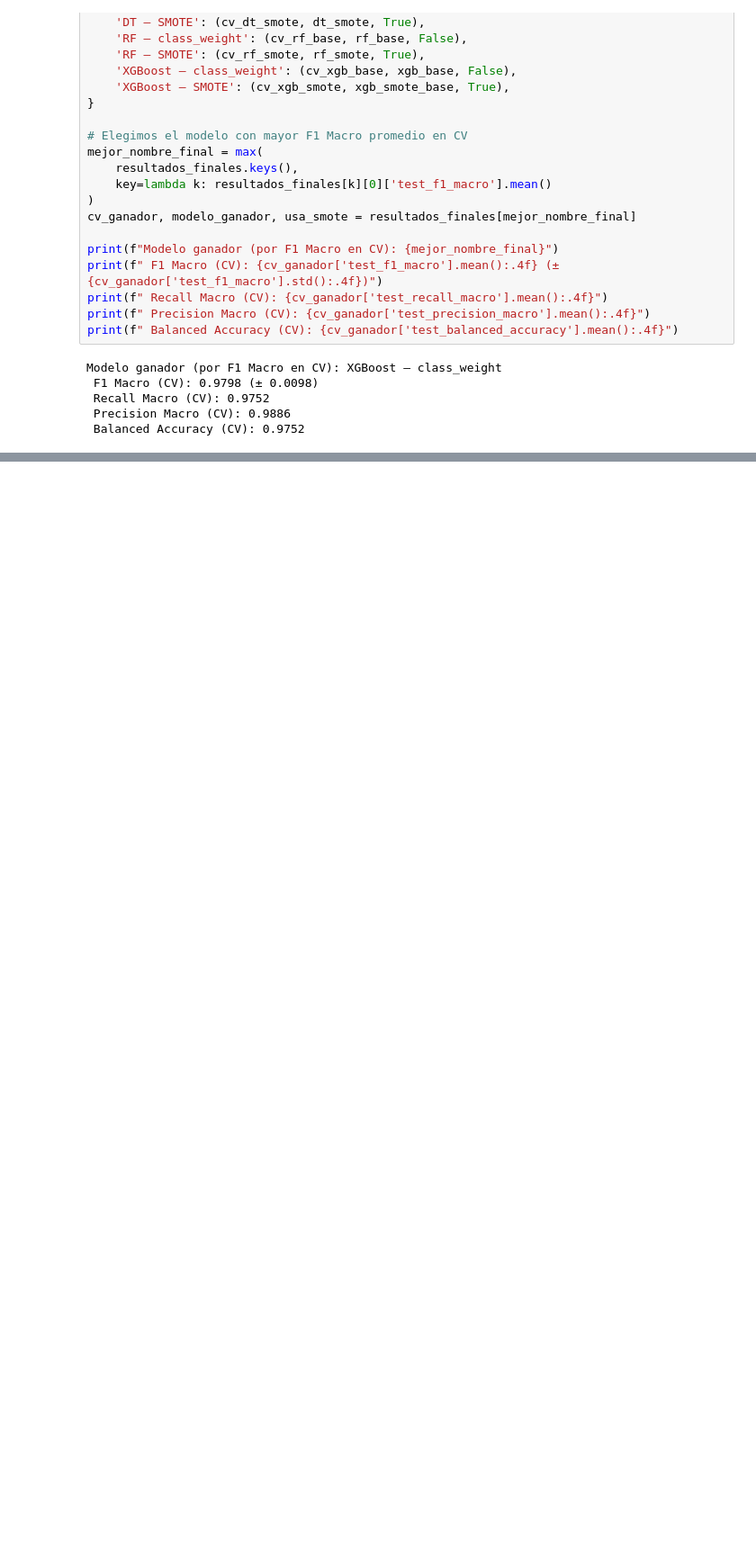
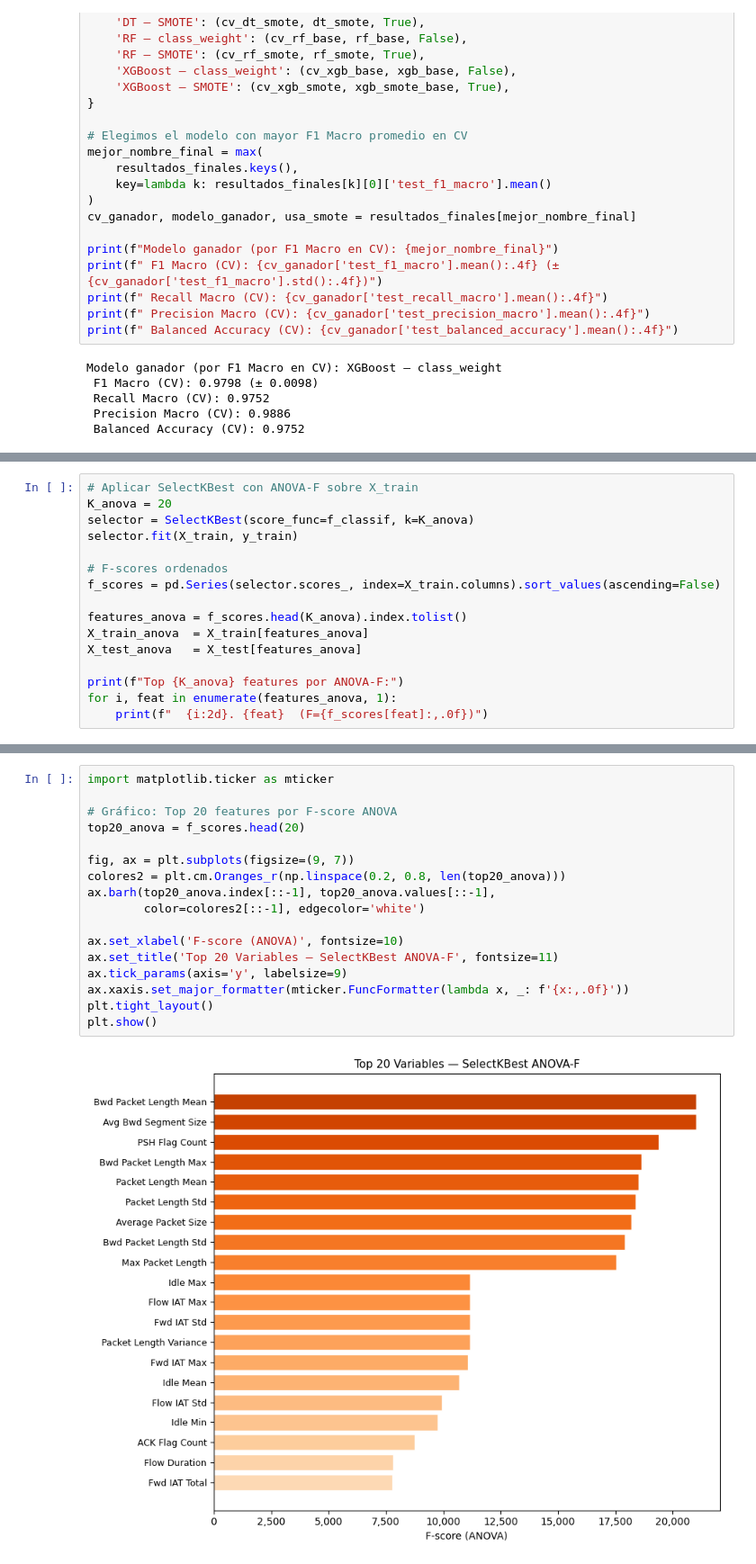
Before and after one commit to jotaeleb/tif-ciencias-de-datos, a Jupyter notebook: notebooks/proyecto_modelado.ipynb, the cells around one changed output, grey strips where cells are left out. Shown at 90% size. Saved outputs shown, nothing was run; the diff lists cells and outputs as text; blank space fills up the shorter version.

```diff
--- a/notebooks/proyecto_modelado.ipynb
+++ b/notebooks/proyecto_modelado.ipynb
@@ -852,0 +1017,16 @@ Modelo ganador (por F1 Macro en CV): XGBoost — class_weight
+# %%
+# Aplicar SelectKBest con ANOVA-F sobre X_train
+K_anova = 20
+selector = SelectKBest(score_func=f_classif, k=K_anova)
+selector.fit(X_train, y_train)
+
+# F-scores ordenados
+f_scores = pd.Series(selector.scores_, index=X_train.columns).sort_values(ascending=False)
+
+features_anova = f_scores.head(K_anova).index.tolist()
+X_train_anova  = X_train[features_anova]
+X_test_anova   = X_test[features_anova]
+
+print(f"Top {K_anova} features por ANOVA-F:")
+for i, feat in enumerate(features_anova, 1):
+    print(f"  {i:2d}. {feat}  (F={f_scores[feat]:,.0f})")
@@ -852,0 +1051,19 @@ Modelo ganador (por F1 Macro en CV): XGBoost — class_weight
+# %%
+import matplotlib.ticker as mticker
+
+# Gráfico: Top 20 features por F-score ANOVA
+top20_anova = f_scores.head(20)
+
+fig, ax = plt.subplots(figsize=(9, 7))
+colores2 = plt.cm.Oranges_r(np.linspace(0.2, 0.8, len(top20_anova)))
+ax.barh(top20_anova.index[::-1], top20_anova.values[::-1],
+        color=colores2[::-1], edgecolor='white')
+
+ax.set_xlabel('F-score (ANOVA)', fontsize=10)
+ax.set_title('Top 20 Variables — SelectKBest ANOVA-F', fontsize=11)
+ax.tick_params(axis='y', labelsize=9)
+ax.xaxis.set_major_formatter(mticker.FuncFormatter(lambda x, _: f'{x:,.0f}'))
+plt.tight_layout()
+plt.show()
+# %% [output]
+[figure, added]
```
Also changed, not shown: parts of 30 cells of this notebook.
